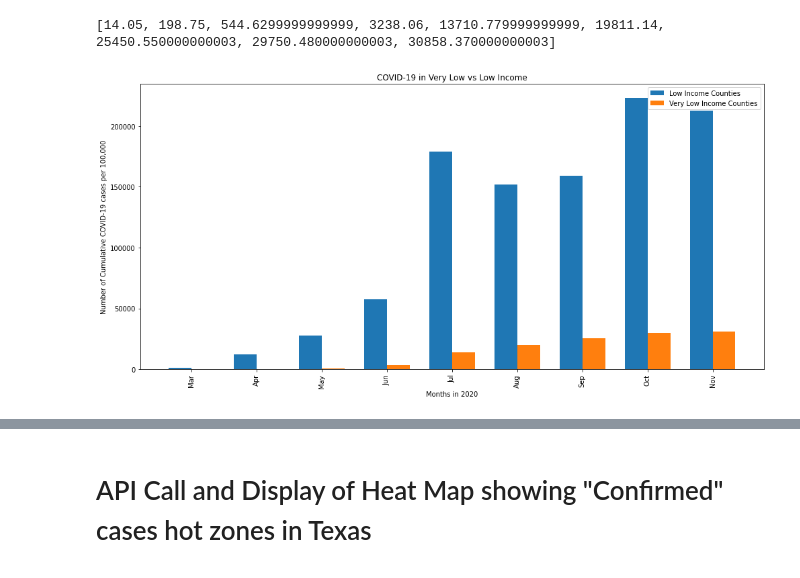
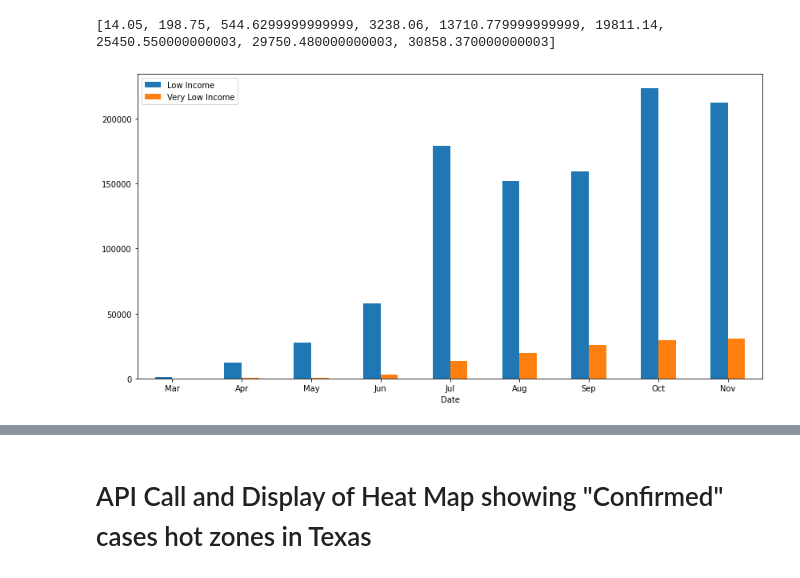
Before and after one commit to inkosi-codes/Covid-19-and-Low-Income-Communities, a Jupyter notebook: src/New_Covid_and_low_income_communities.ipynb, the cells around one changed output, grey strips where cells are left out. Drawn from its saved outputs; the diff is of its cells as text; code cells hidden in the pictures.

```diff
--- a/src/New_Covid_and_low_income_communities.ipynb
+++ b/src/New_Covid_and_low_income_communities.ipynb
@@ -477,21 +479,13 @@ for d in range(len(date_list)-1):
 print(cumulative_numbers_cases_verylowIncome)
 # %% [output]
 [14.05, 198.75, 544.6299999999999, 3238.06, 13710.779999999999, 19811.14, 25450.550000000003, 29750.480000000003, 30858.370000000003]
+# %%
+chart_bar_df = pd.DataFrame({'Low Income':cumulative_numbers_cases_lowIncome,'Very Low Income':cumulative_numbers_cases_verylowIncome}, index=date)
 # %%
-fig, ax = plt.subplots(figsize=(14,7))
-low_bar = ax.bar(x - width/2, cumulative_numbers_cases_lowIncome, width, label='Low Income Counties')
-verylow_bar = ax.bar(x + width/2, cumulative_numbers_cases_verylowIncome, width, label='Very Low Income Counties')
-
 ax.set_ylabel('Number of Cumulative COVID-19 cases per 100,000')
 ax.set_xlabel('Months in 2020')
 ax.set_title('COVID-19 in Very Low vs Low Income')
-ax.set_xticks(x)
-ax.set_xticklabels(date)
-plt.xticks(rotation='vertical')
-ax.legend()
-
+ax = chart_bar_df.plot.bar(rot=0,figsize=(14,7))
 fig.tight_layout()
-
-plt.show()
 # %% [output]
-[figure, old version]
+[figure, new version]
```
Also changed, not shown: parts of 12 cells of this notebook, 1 other file.
